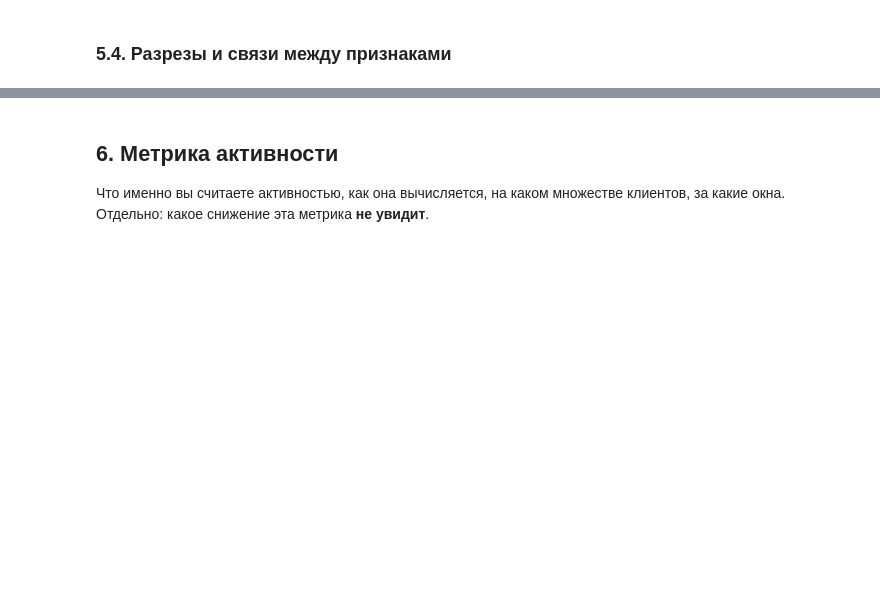
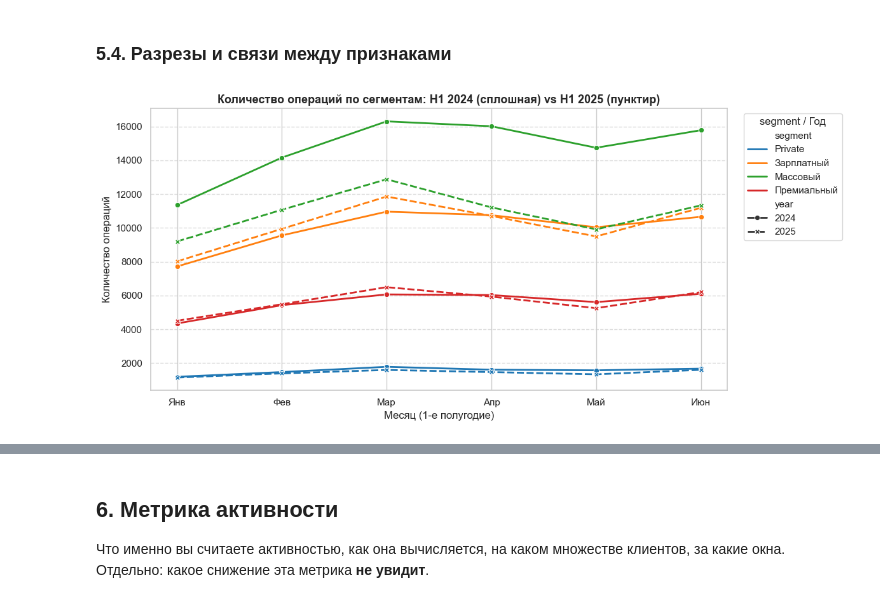
Before and after one commit to Blackartbl4/Tyapkov_Artyom_Lab1, a Jupyter notebook: 01_analysis.ipynb, the cells around one changed output, grey strips where cells are left out. Cells and saved outputs as stored; diff of their text form; code cells hidden in the pictures; blank space fills up the shorter version.

```diff
--- a/01_analysis.ipynb
+++ b/01_analysis.ipynb
@@ -1455,2 +1925,87 @@ print(hours_dict)
 # %% [markdown]
 ### 5.4. Разрезы и связи между признаками
+# %%
+# Объединяем транзакции с клиентами. Исключаем 'отклонено'.
+df_txn_cat = df_txn_clean[df_txn_clean['status'] != 'отклонено'].copy()
+df_txn_cat = df_txn_cat.merge(
+    df_clients[['client_id', 'segment', 'city', 'has_mobile_app', 'loyalty_tier']],
+    on='client_id', how='left'
+)
+
+# Оставляем только первое полугодие (месяцы 1-6) и годы 2024/2025
+df_txn_cat['year'] = df_txn_cat['txn_datetime'].dt.year
+df_txn_cat['month'] = df_txn_cat['txn_datetime'].dt.month
+df_txn_cat = df_txn_cat[
+    (df_txn_cat['year'].isin([2024, 2025])) &
+    (df_txn_cat['month'] <= 6)
+]
+
+month_names = ['Янв', 'Фев', 'Мар', 'Апр', 'Май', 'Июн']
+
+# Функция для отрисовки и вывода сводки
+def plot_h1_comparison(df, col_name, title):
+    # 1. Группировка: категория, год, месяц -> количество операций
+    agg = df.groupby([col_name, 'year', 'month']).agg(
+        txn_count=('txn_id', 'count')
+    ).reset_index()
+
+    # Отрисовка
+    fig, ax = plt.subplots(figsize=(12, 5.5))
+    # style='year' автоматически сделает 2024 сплошной, а 2025 пунктирной
+    sns.lineplot(
+        data=agg, x='month', y='txn_count',
+        hue=col_name, style='year',
+        markers=True, dashes=True,
+        palette='tab10', linewidth=2, ax=ax
+    )
+
+    ax.set_xticks(range(1, 7))
+    ax.set_xticklabels(month_names)
+    ax.set_xlabel('Месяц (1-е полугодие)')
+    ax.set_ylabel('Количество операций')
+    ax.set_title(title, fontweight='bold', fontsize=13)
+    ax.grid(axis='y', linestyle='--', alpha=0.7)
+
+    # Переносим легенду за пределы графика, чтобы не перекрывала линии
+    ax.legend(title=f'{col_name} / Год', bbox_to_anchor=(1.02, 1), loc='upper left')
+    plt.tight_layout()
+    plt.show()
+
+    # 2. Сводка за всё полугодие (H1)
+    agg_h1 = df.groupby([col_name, 'year']).agg(
+        txn_count=('txn_id', 'count')
+    ).unstack(fill_value=0)
+
+    agg_h1.columns = ['H1_2024', 'H1_2025']
+    agg_h1['Изм. %'] = (agg_h1['H1_2025'] - agg_h1['H1_2024']) / agg_h1['H1_2024'] * 100
+
+    # Красивый вывод таблицы
+    print(f"\n--- СВОДКА H1: {title.split(chr(10))[0]} ---")
+    display(agg_h1.style.format({
+        'H1_2024': '{:,.0f}',
+        'H1_2025': '{:,.0f}',
+        'Изм. %': '{:+.1f}%'
+    }).background_gradient(cmap='RdYlGn', subset=['Изм. %']))
+
+
+# =============================================================================
+# СТРОИМ 4 ГРАФИКА
+# =============================================================================
+
+# 1. По сегментам
+plot_h1_comparison(df_txn_cat, 'segment',
+                   'Количество операций по сегментам: H1 2024 (сплошная) vs H1 2025 (пунктир)')
+
+# 2. По городам (обрати внимание: здесь может вылезти та самая "москва" с маленькой буквы)
+plot_h1_comparison(df_txn_cat, 'city',
+                   'Количество операций по городам: H1 2024 (сплошная) vs H1 2025 (пунктир)')
+
+# 3. По наличию приложения
+plot_h1_comparison(df_txn_cat, 'has_mobile_app',
+                   'Количество операций: клиенты с приложением и без (H1 2024 vs H1 2025)')
+
+# 4. По уровню лояльности
+plot_h1_comparison(df_txn_cat, 'loyalty_tier',
+                   'Количество операций по уровням лояльности: H1 2024 vs H1 2025')
+# %% [output]
+[figure, added]
```
Also changed, not shown: parts of 16 cells of this notebook, 5 other files.
